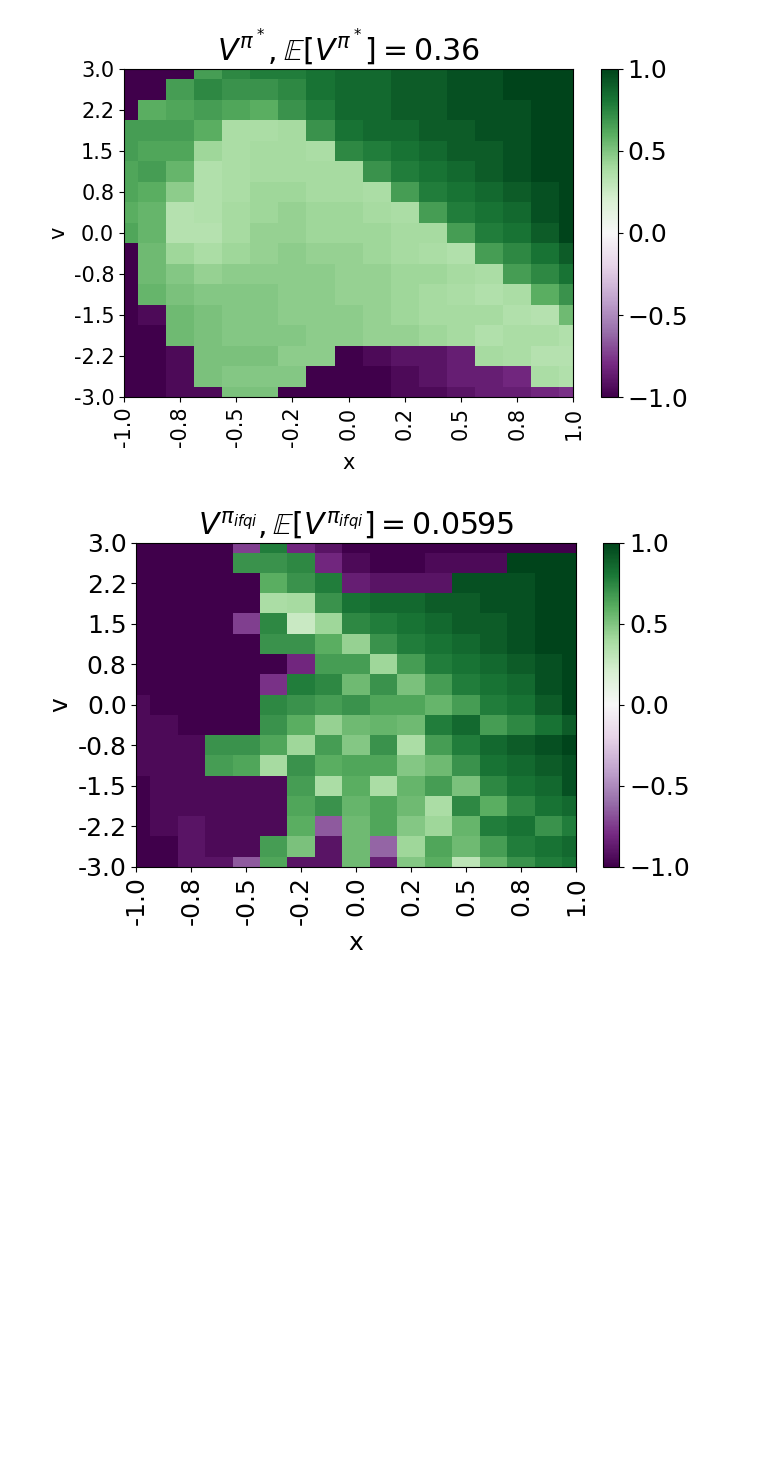
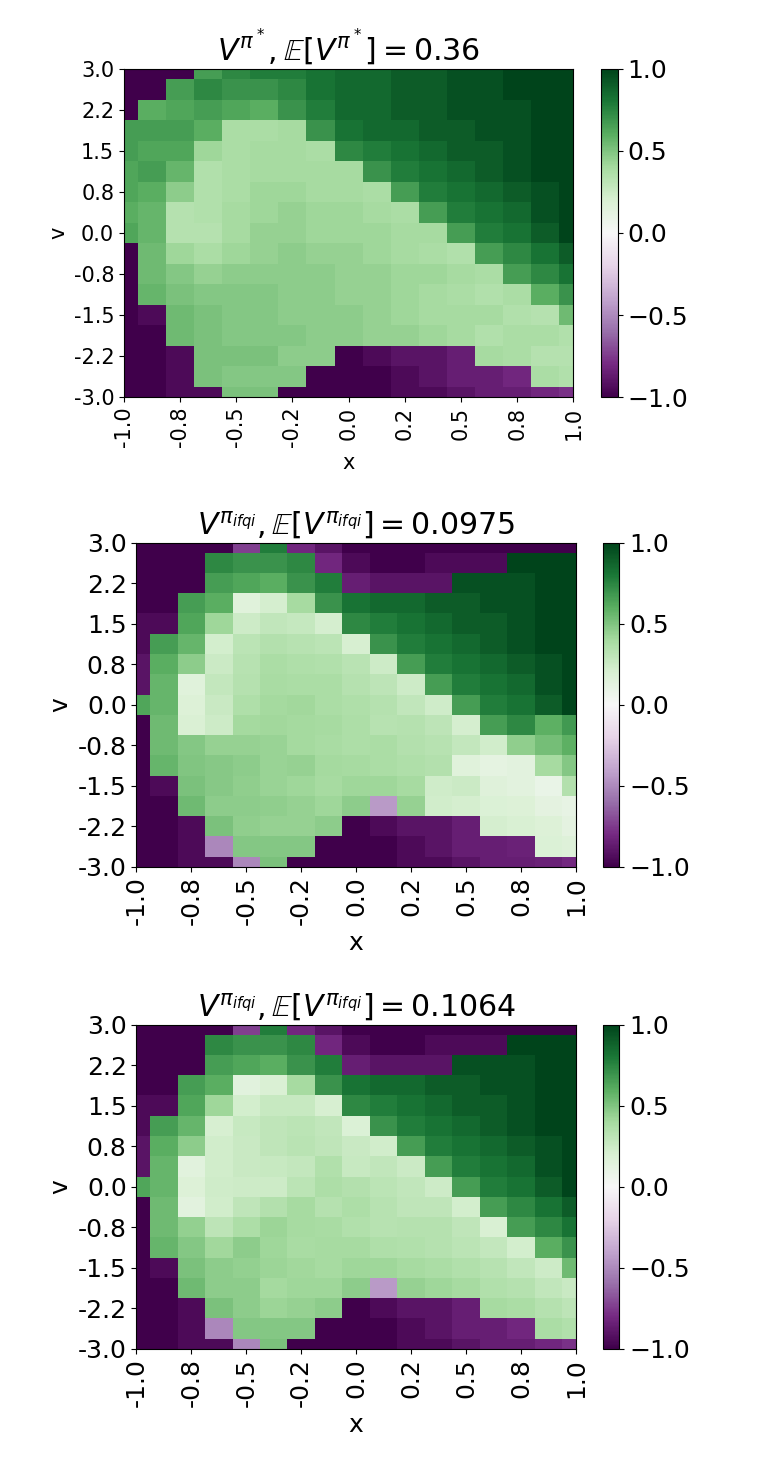
Before and after one commit to theovincent/i-DQN, a Jupyter notebook: experiments/car_on_hill/plots.ipynb, the cells around one changed output. Saved outputs shown, nothing was run; the diff lists cells and outputs as text; code cells hidden in the pictures; blank space fills up the shorter version.

```diff
--- a/experiments/car_on_hill/plots.ipynb
+++ b/experiments/car_on_hill/plots.ipynb
@@ -6,9 +6,9 @@ import json
 import numpy as np
 from idqn.utils.confidence_interval import confidence_interval
 
-experiment_name = "test2"
-list_bellman_iterations_scope = [2, 6]
-seeds = range(1, 2)
+experiment_name = "q30_N5000_b50_b12_f500_t5_lr4"
+list_bellman_iterations_scope = [1, 6, 12]
+seeds = range(1, 8)
 
 p = json.load(open(f"figures/{experiment_name}/parameters.json"))
 
@@ -84,12 +84,12 @@ _ = plt.savefig(f"figures/{experiment_name}/optimal_pi.pdf", bbox_inches='tight'
 # %% [output]
 [figure]
 # %%
-idx_to_show = 0
-ifqi_left_q = ifqi_q[idx_to_show, :, -1, :, :, 0]
-ifqi_right_q = ifqi_q[idx_to_show, :, -1, :, :, 1]
-ifqi_pi_weighted_average = (2 * (ifqi_right_q > ifqi_left_q).mean(axis=0) - 1)
+for idx in range(len(list_bellman_iterations_scope)):
+    ifqi_left_q = ifqi_q[idx, :, -1, :, :, 0]
+    ifqi_right_q = ifqi_q[idx, :, -1, :, :, 1]
+    ifqi_pi_weighted_average = (2 * (ifqi_right_q > ifqi_left_q).mean(axis=0) - 1)
 
-q_visu_mesh.set_values(ifqi_pi_weighted_average)
-q_visu_mesh.show(f"$\pi^{list_bellman_iterations_scope[idx_to_show]}$")
-_ = plt.savefig(f"figures/{experiment_name}/ifqi_pi_{list_bellman_iterations_scope[idx_to_show]}.pdf", bbox_inches='tight')
+    q_visu_mesh.set_values(ifqi_pi_weighted_average)
+    q_visu_mesh.show(f"$\pi^{list_bellman_iterations_scope[idx]}$")
+    _ = plt.savefig(f"figures/{experiment_name}/ifqi_pi_{list_bellman_iterations_scope[idx]}.pdf", bbox_inches='tight')
 # %% [output]
@@ -177,11 +179,12 @@ _ = plt.savefig(f"figures/{experiment_name}/optimal_V.pdf", bbox_inches='tight')
 # %% [output]
 [figure]
 # %%
-idx_to_show = 0
-ifqi_last_v = ifqi_v[idx_to_show, :, -1].mean(axis=0)
+for idx in range(len(list_bellman_iterations_scope)):
+    ifqi_last_v = ifqi_v[idx, :, -1].mean(axis=0)
 
-q_visu_mesh.set_values(ifqi_last_v)
-q_visu_mesh.show(r"$V^{\pi_{ifqi}}, \mathbb{E}\left[ V^{\pi_{ifqi}} \right] =$" + f"{np.round(np.mean(ifqi_last_v), 4)}")
-_ = plt.savefig(f"figures/{experiment_name}/ifqi_V_{list_bellman_iterations_scope[idx_to_show]}.pdf", bbox_inches='tight')
+    q_visu_mesh.set_values(ifqi_last_v)
+    q_visu_mesh.show(r"$V^{\pi_{ifqi}}, \mathbb{E}\left[ V^{\pi_{ifqi}} \right] =$" + f"{np.round(np.mean(ifqi_last_v), 4)}")
+    _ = plt.savefig(f"figures/{experiment_name}/ifqi_V_{list_bellman_iterations_scope[idx]}.pdf", bbox_inches='tight')
 # %% [output]
-[figure, old version]
+[figure, new version]
+[figure, added]
```
Also changed, not shown: parts of 5 cells of this notebook, 8 other files.
